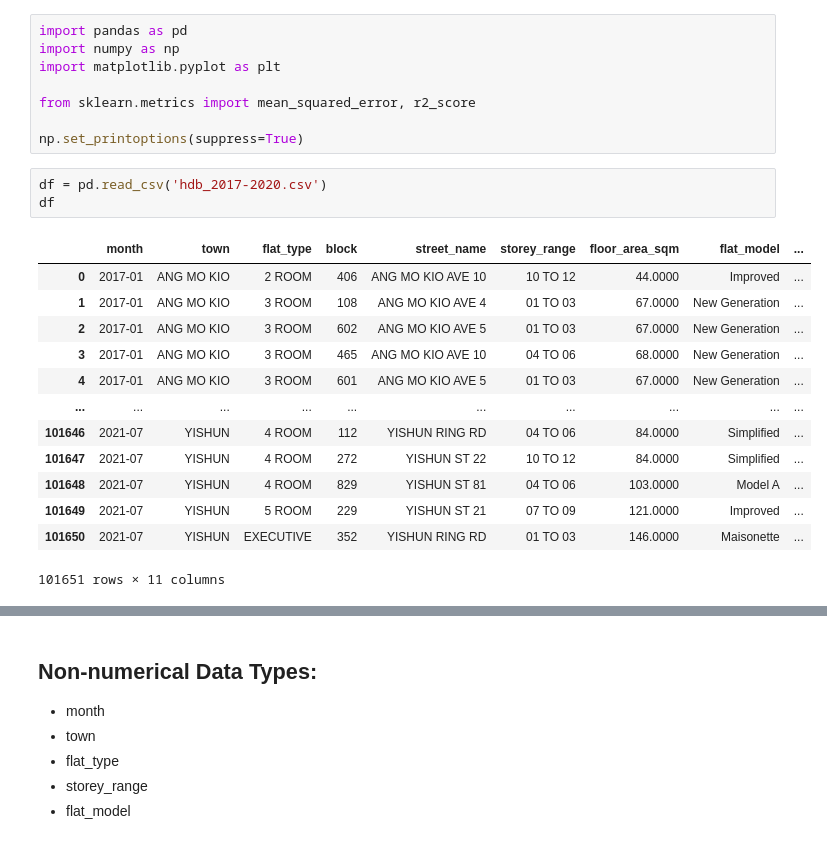
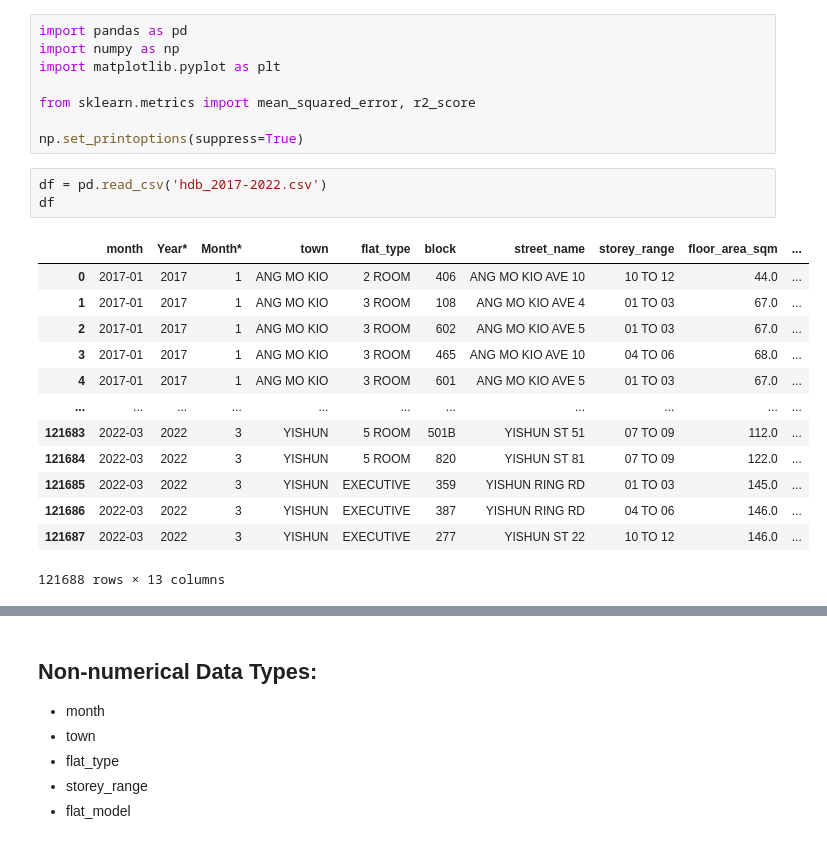
Before and after one commit to zhermin/HDB-Resale-Predictor, a Jupyter notebook: baseline.ipynb, the cells around one changed output, grey strips where cells are left out. Saved outputs shown, nothing was run; the diff lists cells and outputs as text.

```diff
--- a/baseline.ipynb
+++ b/baseline.ipynb
@@ -12,22 +12,22 @@ from sklearn.metrics import mean_squared_error, r2_score
 
 np.set_printoptions(suppress=True)
 # %%
-df = pd.read_csv('hdb_2017-2020.csv')
+df = pd.read_csv('hdb_2017-2022.csv')
 df
 # %% [output]
-|  | month | town | flat_type | block | street_name | storey_range | floor_area_sqm | flat_model | ... |
-| 0 | 2017-01 | ANG MO KIO | 2 ROOM | 406 | ANG MO KIO AVE 10 | 10 TO 12 | 44.0000 | Improved | ... |
-| 1 | 2017-01 | ANG MO KIO | 3 ROOM | 108 | ANG MO KIO AVE 4 | 01 TO 03 | 67.0000 | New Generation | ... |
-| 2 | 2017-01 | ANG MO KIO | 3 ROOM | 602 | ANG MO KIO AVE 5 | 01 TO 03 | 67.0000 | New Generation | ... |
-| 3 | 2017-01 | ANG MO KIO | 3 ROOM | 465 | ANG MO KIO AVE 10 | 04 TO 06 | 68.0000 | New Generation | ... |
-| 4 | 2017-01 | ANG MO KIO | 3 ROOM | 601 | ANG MO KIO AVE 5 | 01 TO 03 | 67.0000 | New Generation | ... |
-| ... | ... | ... | ... | ... | ... | ... | ... | ... | ... |
-| 101646 | 2021-07 | YISHUN | 4 ROOM | 112 | YISHUN RING RD | 04 TO 06 | 84.0000 | Simplified | ... |
-| 101647 | 2021-07 | YISHUN | 4 ROOM | 272 | YISHUN ST 22 | 10 TO 12 | 84.0000 | Simplified | ... |
-| 101648 | 2021-07 | YISHUN | 4 ROOM | 829 | YISHUN ST 81 | 04 TO 06 | 103.0000 | Model A | ... |
-| 101649 | 2021-07 | YISHUN | 5 ROOM | 229 | YISHUN ST 21 | 07 TO 09 | 121.0000 | Improved | ... |
-| 101650 | 2021-07 | YISHUN | EXECUTIVE | 352 | YISHUN RING RD | 01 TO 03 | 146.0000 | Maisonette | ... |
+|  | month | Year* | Month* | town | flat_type | block | street_name | storey_range | floor_area_sqm | ... |
+| 0 | 2017-01 | 2017 | 1 | ANG MO KIO | 2 ROOM | 406 | ANG MO KIO AVE 10 | 10 TO 12 | 44.0 | ... |
+| 1 | 2017-01 | 2017 | 1 | ANG MO KIO | 3 ROOM | 108 | ANG MO KIO AVE 4 | 01 TO 03 | 67.0 | ... |
+| 2 | 2017-01 | 2017 | 1 | ANG MO KIO | 3 ROOM | 602 | ANG MO KIO AVE 5 | 01 TO 03 | 67.0 | ... |
+| 3 | 2017-01 | 2017 | 1 | ANG MO KIO | 3 ROOM | 465 | ANG MO KIO AVE 10 | 04 TO 06 | 68.0 | ... |
+| 4 | 2017-01 | 2017 | 1 | ANG MO KIO | 3 ROOM | 601 | ANG MO KIO AVE 5 | 01 TO 03 | 67.0 | ... |
+| ... | ... | ... | ... | ... | ... | ... | ... | ... | ... | ... |
+| 121683 | 2022-03 | 2022 | 3 | YISHUN | 5 ROOM | 501B | YISHUN ST 51 | 07 TO 09 | 112.0 | ... |
+| 121684 | 2022-03 | 2022 | 3 | YISHUN | 5 ROOM | 820 | YISHUN ST 81 | 07 TO 09 | 122.0 | ... |
+| 121685 | 2022-03 | 2022 | 3 | YISHUN | EXECUTIVE | 359 | YISHUN RING RD | 01 TO 03 | 145.0 | ... |
+| 121686 | 2022-03 | 2022 | 3 | YISHUN | EXECUTIVE | 387 | YISHUN RING RD | 04 TO 06 | 146.0 | ... |
+| 121687 | 2022-03 | 2022 | 3 | YISHUN | EXECUTIVE | 277 | YISHUN ST 22 | 10 TO 12 | 146.0 | ... |
-101651 rows × 11 columns
+121688 rows × 13 columns
 # %%
 plt.figure(figsize=(30,10))
 plt.scatter(df.index, df['resale_price'], s=0.1)
```
Also changed, not shown: parts of 7 cells of this notebook, 6 other files.
